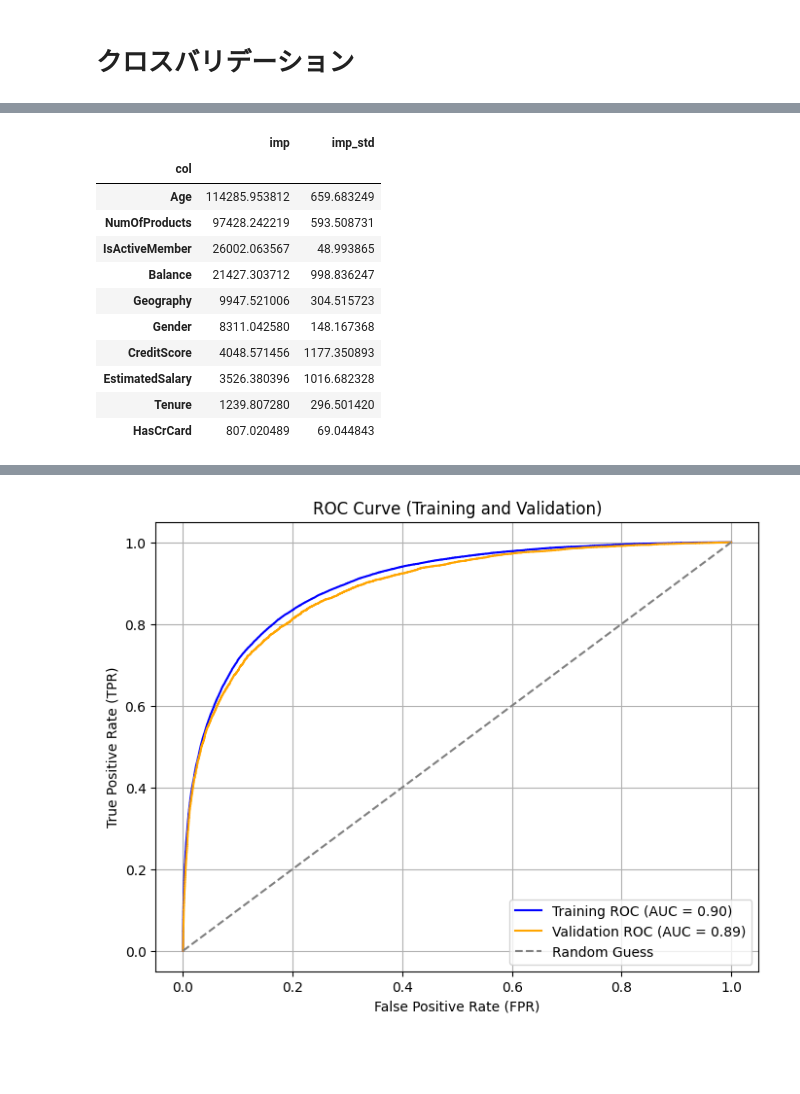
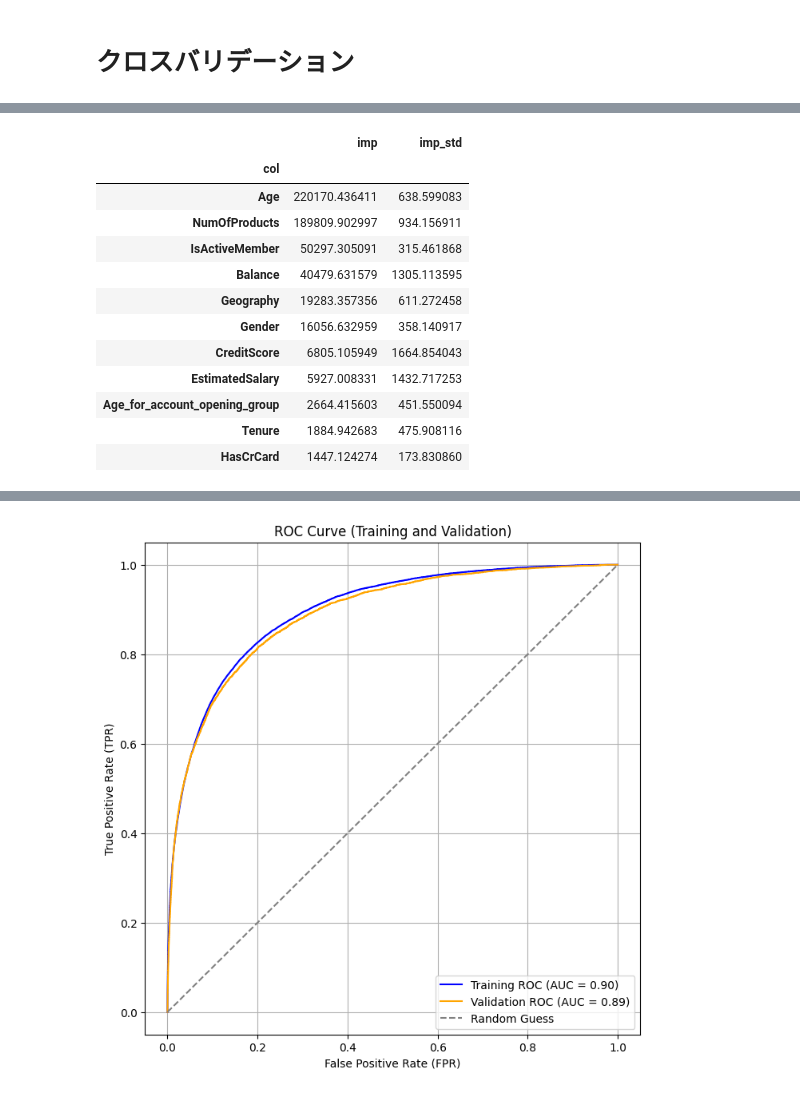
Before and after one commit to skyshine460/Binary-Classification-with-a-Bank-Churn-Dataset, a Jupyter notebook: notebookf7f7e4f5c0.ipynb, the cells around one changed output, grey strips where cells are left out. Saved outputs shown, nothing was run; the diff lists cells and outputs as text; code cells hidden in the pictures; blank space fills up the shorter version.

```diff
--- a/notebookf7f7e4f5c0.ipynb
+++ b/notebookf7f7e4f5c0.ipynb
@@ -261,6 +261,17 @@ plot_histograms(train_df, 'Age', bins=75) # 1歳ごと
 * 特に、50〜60代前後は解約していない人も少ない。
 * 年代ごとに傾向が異なるので、ビンニングもありか。
 * 最大値94はありえない数字ではないので、外れ値の設定はなし。
+# %%
+# ビンの範囲を設定
+bins = [10, 20, 30, 40, 50, 60, 70, 80, 100]
+labels = ['10-19', '20-29', '30-39', '40-49', '50-59', '60-69', '70-79', '80-99']
+
+train_df['Age'] = train_df['Age'].astype(int)
+test_df['Age'] = test_df['Age'].astype(int)
+
+# pd.cut()を使って年齢をビンに分ける
+train_df['Age_group'] = pd.cut(train_df['Age'], bins=bins, labels=labels, right=False)
+test_df['Age_group'] = pd.cut(test_df['Age'], bins=bins, labels=labels, right=False)
 # %%
 # Geography
 label_encoding(train_df, test_df, 'Geography')
@@ -326,6 +337,17 @@ plot_histograms(train_df, 'Age_for_account_opening', bins=85) # 1歳ごと
 # %% [markdown]
 ＜考察＞
 * 18歳以下でも口座開設できている理由が不明だが、特徴量としては精度向上にはならなかった。
+# %%
+# ビンの範囲を設定
+bins = [10, 20, 30, 40, 50, 60, 70, 80, 100]
+labels = ['10-19', '20-29', '30-39', '40-49', '50-59', '60-69', '70-79', '80-99']
+
+train_df['Age_for_account_opening'] = train_df['Age_for_account_opening'].astype(int)
+test_df['Age_for_account_opening'] = test_df['Age_for_account_opening'].astype(int)
+
+# pd.cut()を使って年齢をビンに分ける
+train_df['Age_for_account_opening_group'] = pd.cut(train_df['Age_for_account_opening'], bins=bins, labels=labels, right=False)
+test_df['Age_for_account_opening_group'] = pd.cut(test_df['Age_for_account_opening'], bins=bins, labels=labels, right=False)
 # %%
 # NumOfProducts
 barplots(train_df, 'NumOfProducts')
@@ -437,7 +460,7 @@ train_df['Balance_per_salaly'].max()
 # %% [markdown]
 # モデル用データセット
 # %%
-features = ['Gender', 'Age', 'NumOfProducts', 'Geography', 'HasCrCard', 'IsActiveMember', 'Tenure', 'Balance', 'EstimatedSalary', 'CreditScore']
+features = ['Gender', 'Age', 'NumOfProducts', 'Geography', 'HasCrCard', 'IsActiveMember', 'Tenure', 'Balance', 'EstimatedSalary', 'CreditScore', 'Age_for_account_opening_group']
 x_train = train_df[features]
 y_train = train_df['Exited']
 # %%
@@ -462,14 +485,16 @@ params = {
     'boosting_type': 'gbdt',
     'objective': 'binary',
     'metric': 'auc',
-    'learning_rate': 0.1,
+    'learning_rate': 0.05,
     'random_state': 123,
     'num_leaves': 16,
-    'n_estimators': 10000,
+    'n_estimators': 1000,
     'importance_type': 'gain',
     'verbose': 1,
-    'min_data_in_leaf': 50,
-    'max_depth': 5
+    'min_data_in_leaf': 100,
+    'max_depth': 5,
+    'lambda_l1': 0.1,
+    'lambda_l2': 0.5
 }
 # %%
 model = lgb.LGBMClassifier(**params)
@@ -589,16 +619,17 @@ imp_df.sort_values('imp', ascending=False)
 # %% [output]
 |  | imp | imp_std |
 | col |  |  |
-| Age | 114285.953812 | 659.683249 |
-| NumOfProducts | 97428.242219 | 593.508731 |
-| IsActiveMember | 26002.063567 | 48.993865 |
-| Balance | 21427.303712 | 998.836247 |
-| Geography | 9947.521006 | 304.515723 |
-| Gender | 8311.042580 | 148.167368 |
-| CreditScore | 4048.571456 | 1177.350893 |
-| EstimatedSalary | 3526.380396 | 1016.682328 |
-| Tenure | 1239.807280 | 296.501420 |
-| HasCrCard | 807.020489 | 69.044843 |
+| Age | 220170.436411 | 638.599083 |
+| NumOfProducts | 189809.902997 | 934.156911 |
+| IsActiveMember | 50297.305091 | 315.461868 |
+| Balance | 40479.631579 | 1305.113595 |
+| Geography | 19283.357356 | 611.272458 |
+| Gender | 16056.632959 | 358.140917 |
+| CreditScore | 6805.105949 | 1664.854043 |
+| EstimatedSalary | 5927.008331 | 1432.717253 |
+| Age_for_account_opening_group | 2664.415603 | 451.550094 |
+| Tenure | 1884.942683 | 475.908116 |
+| HasCrCard | 1447.124274 | 173.830860 |
 # %%
 from sklearn.metrics import roc_curve, roc_auc_score
 
@@ -611,7 +642,7 @@ auc_tr = roc_auc_score(y_tr, y_tr_score)
 fpr_va, tpr_va, _ = roc_curve(y_va, y_va_score)
 auc_va = roc_auc_score(y_va, y_va_score)
 
-plt.figure(figsize=(8, 6))
+plt.figure(figsize=(8, 8))
 plt.plot(fpr_tr, tpr_tr, label=f'Training ROC (AUC = {auc_tr:.2f})', color='blue')
 plt.plot(fpr_va, tpr_va, label=f'Validation ROC (AUC = {auc_va:.2f})', color='orange')
 plt.plot([0, 1], [0, 1], linestyle='--', color='gray', label='Random Guess')
@@ -627,4 +662,4 @@ plt.show()
-[figure, old version]
+[figure, new version]
 # %%
 y_pred_prob = model.predict_proba(test_df[features])[:, 1]
 
```
Also changed, not shown: parts of 7 cells of this notebook.
